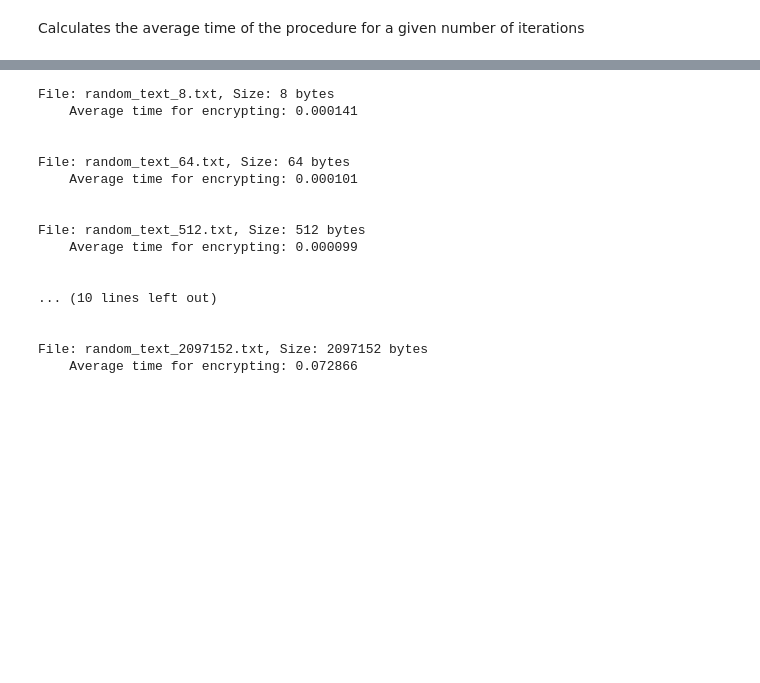
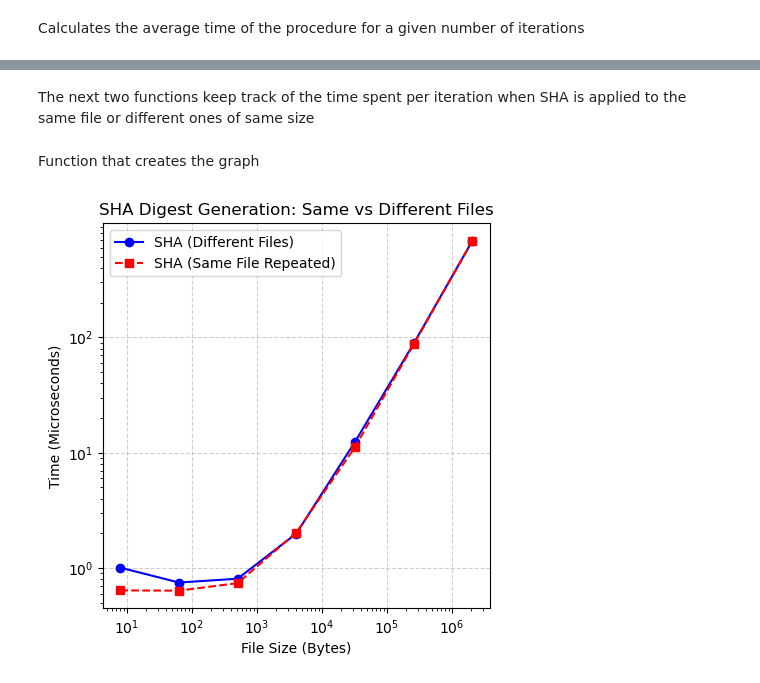
Before and after one commit to johnpierrre/CryptoAlgs_testing, a Jupyter notebook: Assignment_1/Assignment_1.ipynb, the cells around one changed output, grey strips where cells are left out. Drawn from its saved outputs; the diff is of its cells as text; code cells hidden in the pictures; blank space fills up the shorter version.

Commit message:
graph implementation

```diff
--- a/Assignment_1/Assignment_1.ipynb
+++ b/Assignment_1/Assignment_1.ipynb
@@ -136,31 +94,54 @@ directory='random_files'
 sizes=[8, 64, 512, 4096, 32768, 262144, 2097152]
 
 for size in sizes:
-    sum_times=0
-    for i in range(100):
-        filename = f'random_text_{size}.txt'
-        write_to_file(directory,filename,size)
-
-        sum_times+=avg_time(filename,1)
-    time=sum_times/1000
-    print(f'File: {filename}, Size: {size} bytes')
-    print(f'    Average time for encrypting: {time:.6f}')
-    print('\n')
+    filename = f'random_text_{size}.txt'
+    write_to_file(directory, filename, size)
-# %% [output]
-File: random_text_8.txt, Size: 8 bytes
-    Average time for encrypting: 0.000141
-
-
-File: random_text_64.txt, Size: 64 bytes
-    Average time for encrypting: 0.000101
-
-
-File: random_text_512.txt, Size: 512 bytes
-    Average time for encrypting: 0.000099
-
-
-... (10 lines left out)
-
-
-File: random_text_2097152.txt, Size: 2097152 bytes
-    Average time for encrypting: 0.072866
+# %% [markdown]
+The next two functions keep track of the time spent per iteration when SHA is applied to the same file or different ones of same size
+# %%
+def collect_times_different_files(directory, sizes, iterations):
+    sha_times = []
+    for size in sizes:
+        filename = f'random_text_{size}.txt'
+        avg_time_taken = avg_time(filename, iterations, directory)
+        sha_times.append(avg_time_taken)
+    return sha_times
+
+def collect_times_same_file(directory, sizes, iterations):
+    sha_times = []
+    for size in sizes:
+        filename = f'random_text_{size}.txt'
+        file_path = os.path.join(directory, filename)
+
+        if not os.path.exists(file_path):
+            write_to_file(directory, filename, size)
+
+        sum_times = 0
+        for _ in range(iterations):
+            time, _ = compute_sha256(file_path)
+            sum_times += time
+        sha_times.append(sum_times / iterations)
+    return sha_times
+# %% [markdown]
+Function that creates the graph
+# %%
+def compare_variation(directory, sizes, iterations=100):
+    sha_times_different = collect_times_different_files(directory, sizes, iterations)
+    sha_times_same = collect_times_same_file(directory, sizes, iterations)
+
+    plt.figure(figsize=(5, 5))
+    plt.plot(sizes, sha_times_different, marker='o', linestyle='-', color='b', label="SHA (Different Files)")
+    plt.plot(sizes, sha_times_same, marker='s', linestyle='--', color='r', label="SHA (Same File Repeated)")
+
+    plt.xlabel("File Size (Bytes)")
+    plt.ylabel("Time (Microseconds)")
+    plt.title("SHA Digest Generation: Same vs Different Files")
+    plt.xscale("log")  # Use logarithmic scale for better visualization
+    plt.yscale("log")
+    plt.legend()
+    plt.grid(True, linestyle='--', alpha=0.6)
+
+    plt.show()
+compare_variation(directory, sizes, iterations=100)
+# %% [output]
+[figure, added]
```
Also changed, not shown: parts of 9 cells of this notebook.
